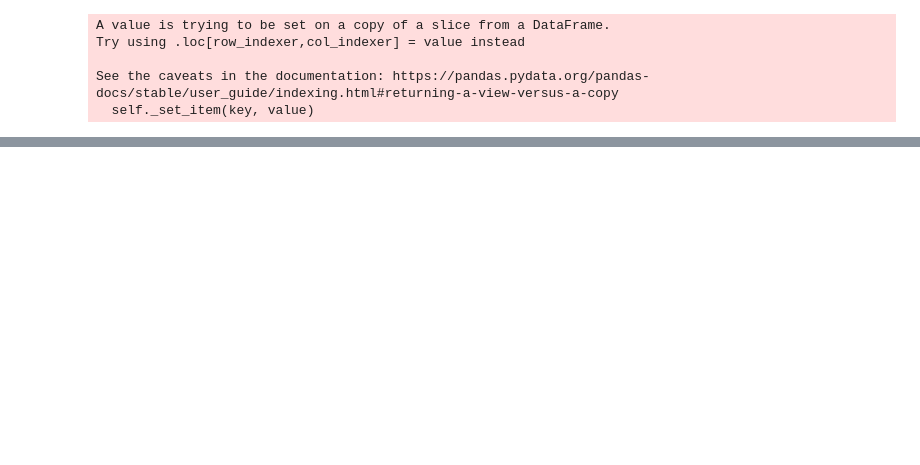
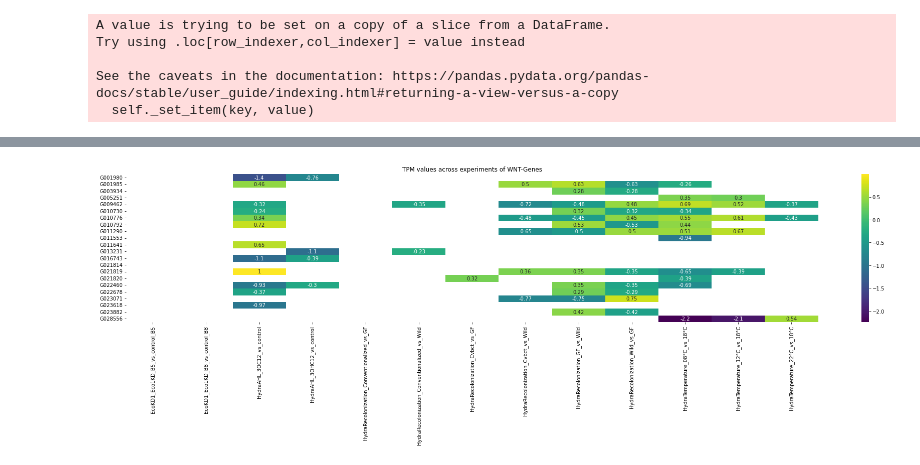
Before and after one commit to Kanomble/hydra_clustering, a Jupyter notebook: scripts/differential_expression_across_experiments.ipynb, the cells around one changed output, grey strips where cells are left out. Saved outputs shown, nothing was run; the diff lists cells and outputs as text; code cells hidden in the pictures; blank space fills up the shorter version.

```diff
--- a/scripts/differential_expression_across_experiments.ipynb
+++ b/scripts/differential_expression_across_experiments.ipynb
@@ -19,3 +34,6 @@ diff_exp_table.head()
+# %%
+diff_exp_table["gene_id"] = diff_exp_table["gene_id"].apply(lambda x: x.split("-")[1])
+p_value_table["gene_id"] = p_value_table["gene_id"].apply(lambda x: x.split("-")[1])
 # %%
 sample_description = pd.read_csv("../data/rsem_counts/sample_descriptions.csv")
 sample_description.head()
@@ -52,8 +78,8 @@ for wnt in wnt_genes_portal:
 go_annot = annotation_table[annotation_table["GO.terms"].isna() == False]
 go_annot["gene_id"] = go_annot["ID"].apply(lambda x: x.split(".")[1].replace("T","G"))
 
-wnt_genes = go_annot[go_annot["GO.terms"].str.contains("wnt")]
-frizzled_genes = go_annot[go_annot["GO.terms"].str.contains("frizzled")]
+#wnt_genes = go_annot[go_annot["GO.terms"].str.contains("wnt")]
+#frizzled_genes = go_annot[go_annot["GO.terms"].str.contains("frizzled")]
 # %% [output]
 A value is trying to be set on a copy of a slice from a DataFrame.
 Try using .loc[row_indexer,col_indexer] = value instead
@@ -91,2 +105,9 @@ frizzled_genes_to_tpm = frizzled_genes.merge(tpm_table, on="gene_id")[columns_to
 # %%
-wnt_genes_to_tpm = tpm_table[tpm_table["gene_id"].isin(wnt_genes)]
+wnt_genes_to_tpm = diff_exp_table[diff_exp_table["gene_id"].isin(wnt_genes)]
+frizzled_genes_to_tpm = diff_exp_table[diff_exp_table["gene_id"].isin(frizzled_genes)]
+
+wnt_genes_to_pval = p_value_table[p_value_table["gene_id"].isin(wnt_genes)]
+frizzled_genes_to_pval = p_value_table[p_value_table["gene_id"].isin(frizzled_genes)]
+
+annotation_genes_to_wnt = go_annot[go_annot["gene_id"].isin(wnt_genes)]
+annotation_genes_to_frizzled = go_annot[go_annot["gene_id"].isin(frizzled_genes)]
@@ -111,0 +123,18 @@ plt.savefig("../results/figures/genes_tpm_heatmaps/wnt_tpm_heatmap.jpg")
+# %%
+plt.figure(figsize=(25, 8))
+custom_y_labels = wnt_genes
+#sns.heatmap(wnt_genes_to_tpm.iloc[:,1:], annot=True, cmap='viridis', annot_kws={"fontsize":6}, yticklabels=custom_y_labels)
+
+mask_matrix = wnt_genes_to_pval.iloc[:,1:] >= 0.05  # Example mask matrix
+
+# Apply the mask to the heatmap
+sns.heatmap(wnt_genes_to_tpm.iloc[:,1:], annot=True, cmap="viridis", mask=mask_matrix, yticklabels=custom_y_labels)
+
+#plt.xlabel('X Values')
+#plt.ylabel('Categories')
+plt.title('TPM values across experiments of WNT-Genes')
+#plt.show()
+plt.tight_layout()
+plt.savefig("../results/figures/genes_tpm_heatmaps/wnt_log2_heatmap.jpg")
+# %% [output]
+[figure, added]
```
Also changed, not shown: parts of 19 cells of this notebook.
